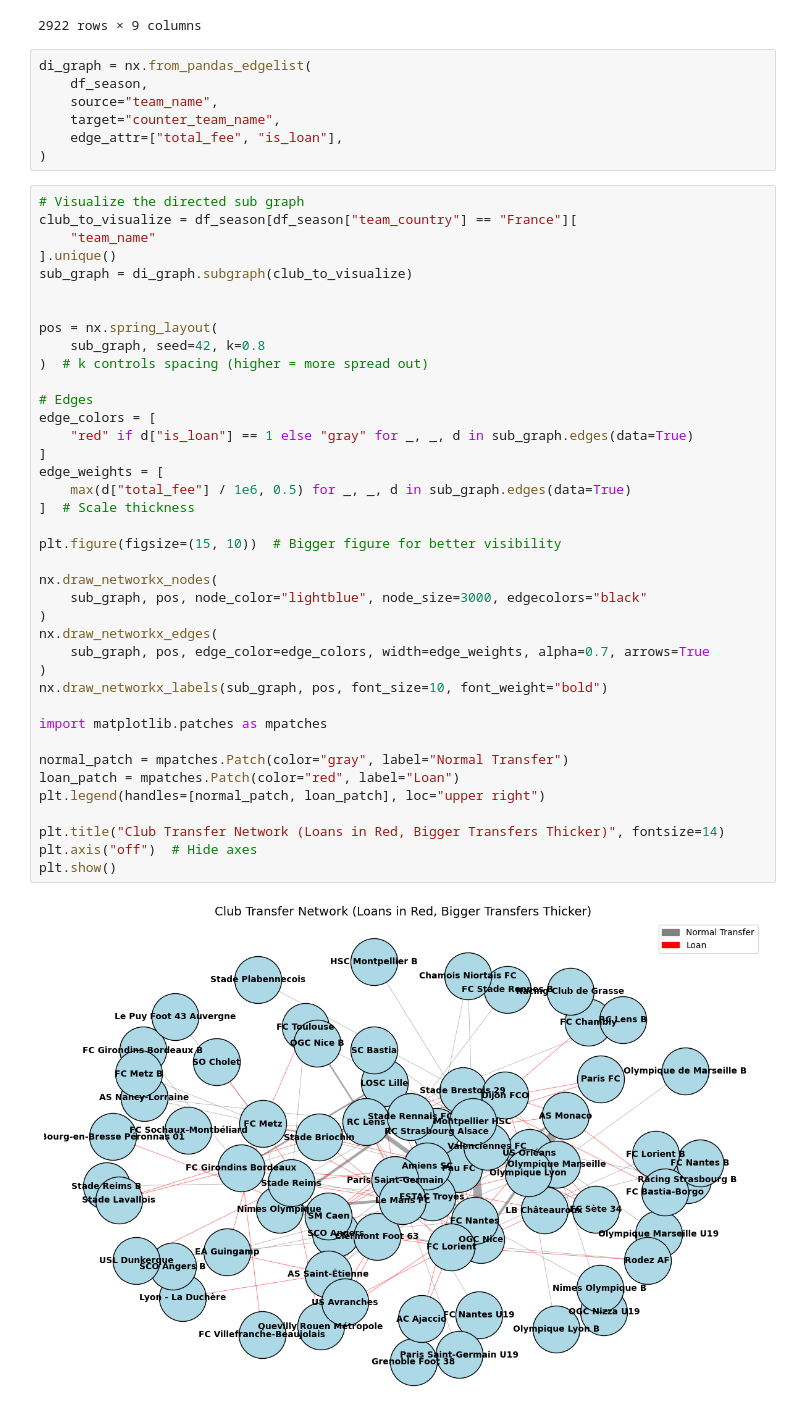
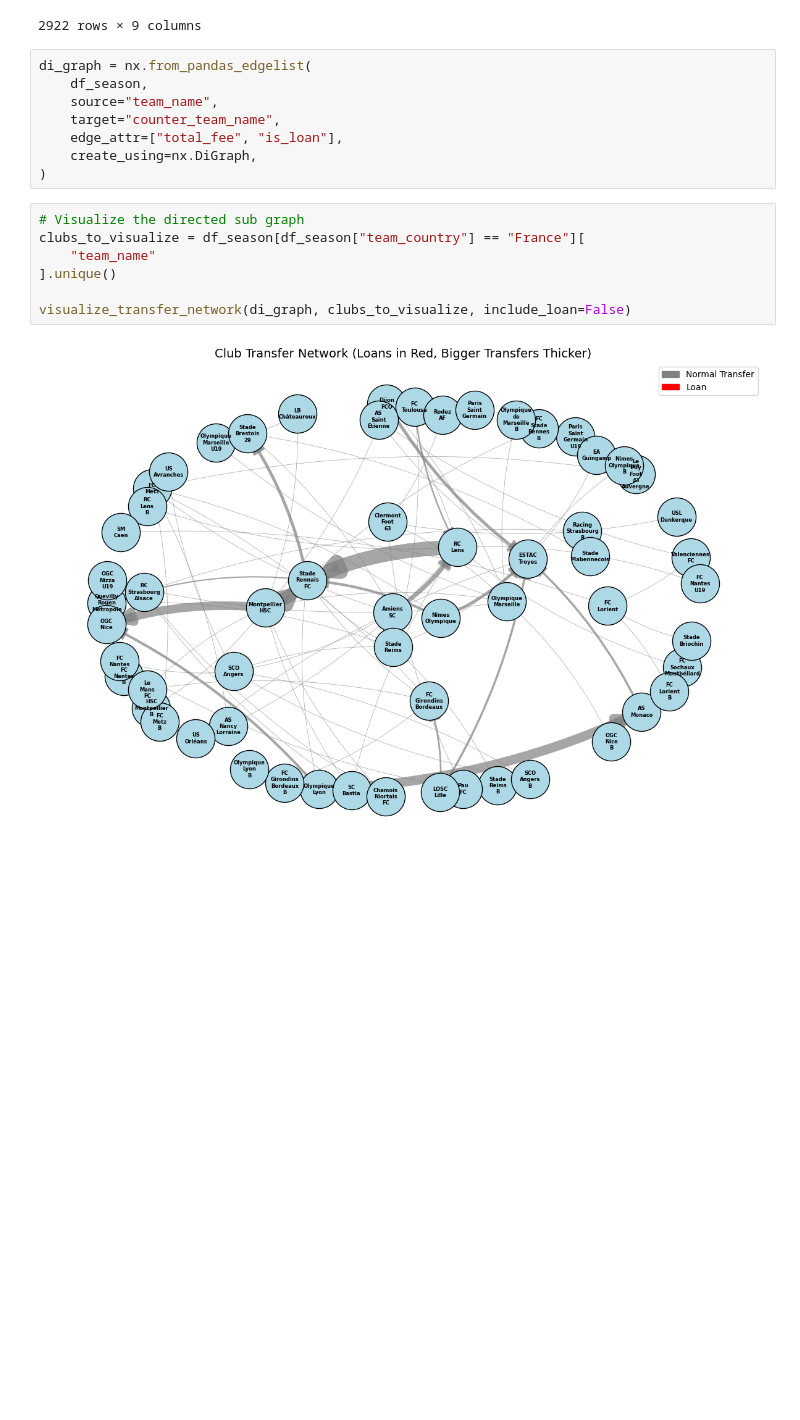
Before and after one commit to DIlyess/TransferNet, a Jupyter notebook: notebooks/graph_modeling.ipynb, the cells around one changed output. Saved outputs shown, nothing was run; the diff lists cells and outputs as text; blank space fills up the shorter version.

Commit message:
[Feat] Visualisation with include_loan attr and improved readability

```diff
--- a/notebooks/graph_modeling.ipynb
+++ b/notebooks/graph_modeling.ipynb
@@ -75,45 +73,14 @@ di_graph = nx.from_pandas_edgelist(
     source="team_name",
     target="counter_team_name",
     edge_attr=["total_fee", "is_loan"],
+    create_using=nx.DiGraph,
 )
 # %%
 # Visualize the directed sub graph
-club_to_visualize = df_season[df_season["team_country"] == "France"][
+clubs_to_visualize = df_season[df_season["team_country"] == "France"][
     "team_name"
 ].unique()
-sub_graph = di_graph.subgraph(club_to_visualize)
 
-
-pos = nx.spring_layout(
-    sub_graph, seed=42, k=0.8
-)  # k controls spacing (higher = more spread out)
-
-# Edges
-edge_colors = [
-    "red" if d["is_loan"] == 1 else "gray" for _, _, d in sub_graph.edges(data=True)
-]
-edge_weights = [
-    max(d["total_fee"] / 1e6, 0.5) for _, _, d in sub_graph.edges(data=True)
-]  # Scale thickness
-
-plt.figure(figsize=(15, 10))  # Bigger figure for better visibility
-
-nx.draw_networkx_nodes(
-    sub_graph, pos, node_color="lightblue", node_size=3000, edgecolors="black"
-)
-nx.draw_networkx_edges(
-    sub_graph, pos, edge_color=edge_colors, width=edge_weights, alpha=0.7, arrows=True
-)
-nx.draw_networkx_labels(sub_graph, pos, font_size=10, font_weight="bold")
-
-import matplotlib.patches as mpatches
-
-normal_patch = mpatches.Patch(color="gray", label="Normal Transfer")
-loan_patch = mpatches.Patch(color="red", label="Loan")
-plt.legend(handles=[normal_patch, loan_patch], loc="upper right")
-
-plt.title("Club Transfer Network (Loans in Red, Bigger Transfers Thicker)", fontsize=14)
-plt.axis("off")  # Hide axes
-plt.show()
+visualize_transfer_network(di_graph, clubs_to_visualize, include_loan=False)
 # %% [output]
-[figure, old version]
+[figure, new version]
```
Also changed, not shown: parts of 2 cells of this notebook, 1 other file.
